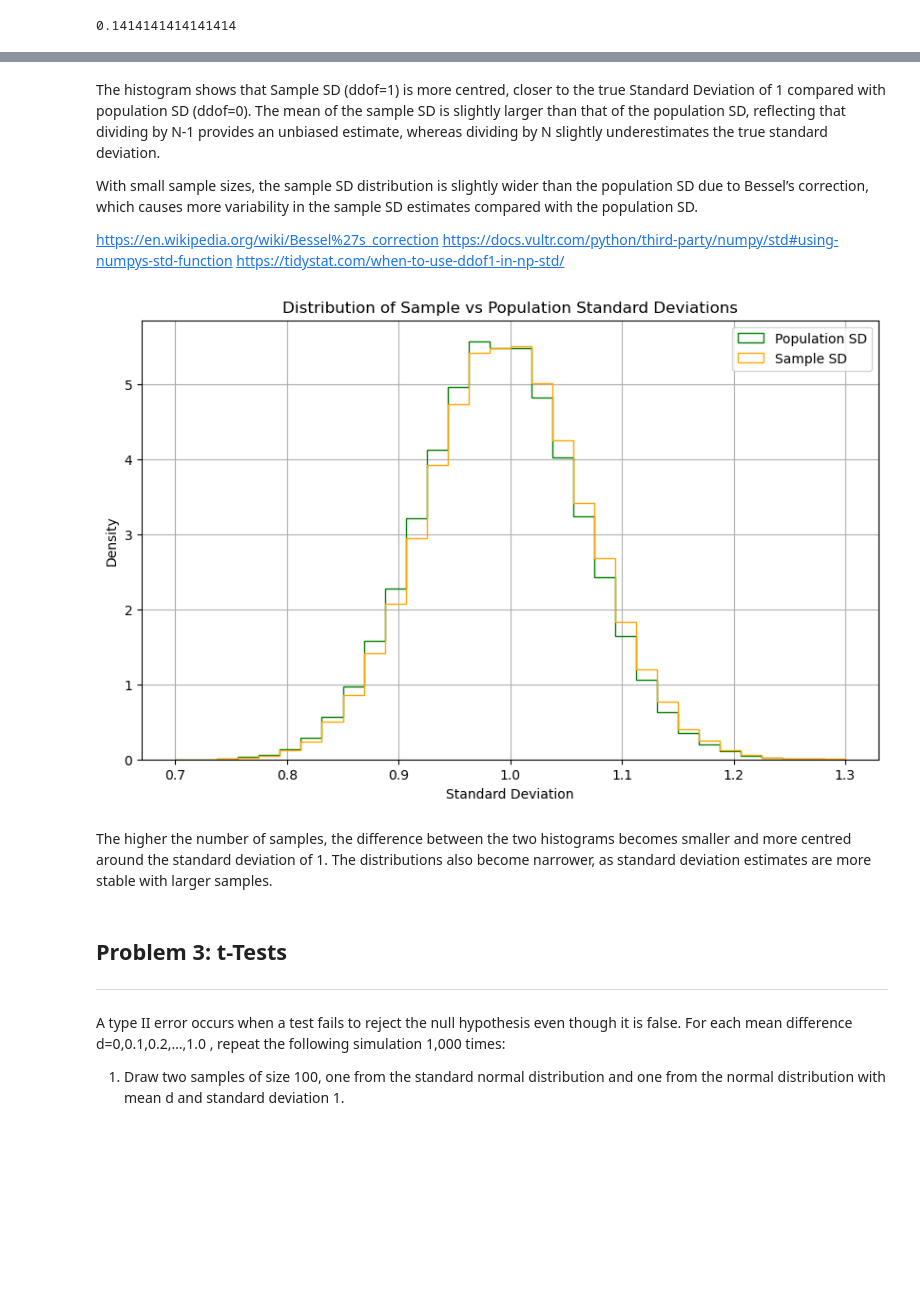
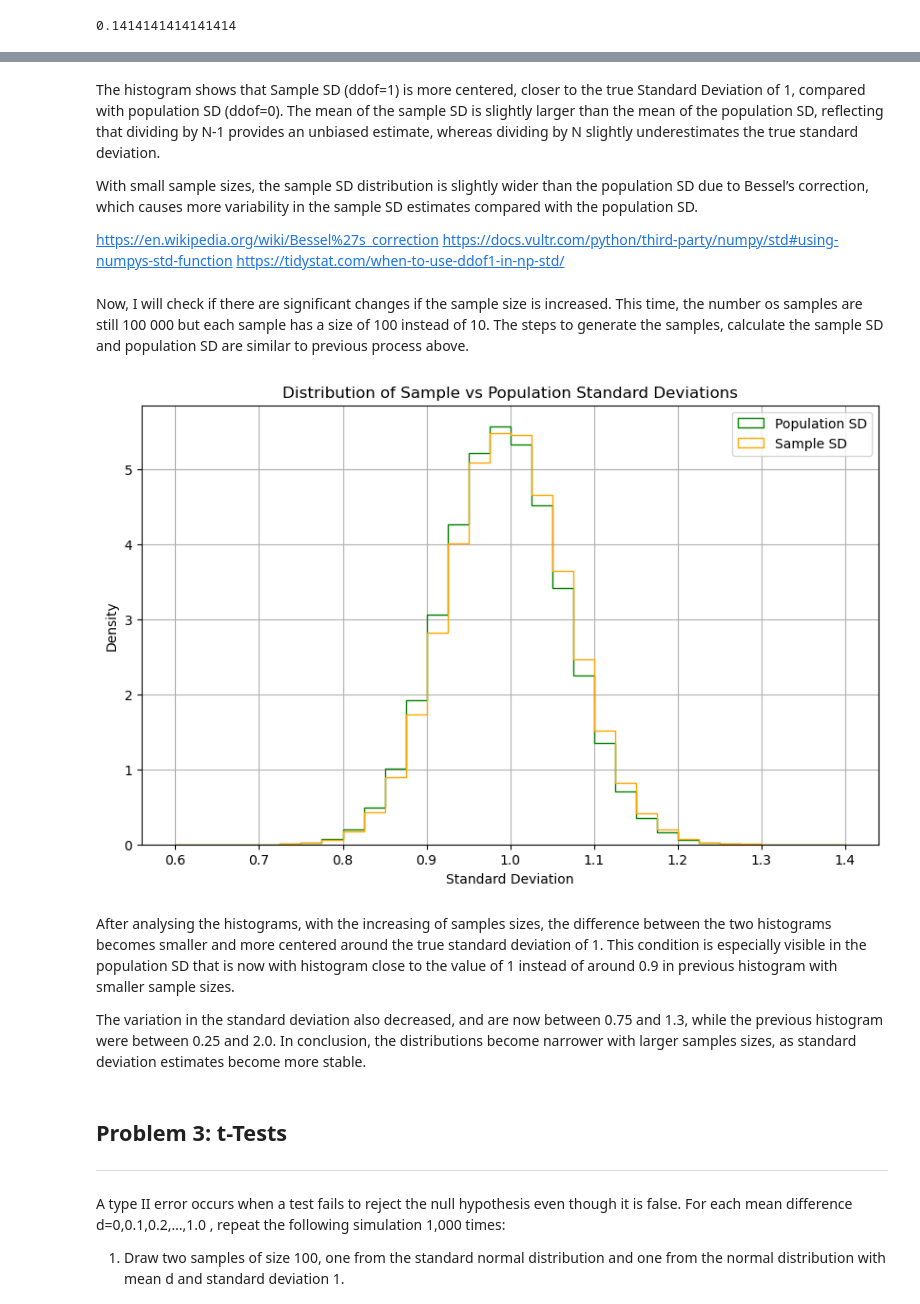
Before and after one commit to FatimaBOliveira/applied-statistics-assessment, a Jupyter notebook: problems.ipynb, the cells around one changed output, grey strips where cells are left out. Cells and saved outputs as stored; diff of their text form; code cells hidden in the pictures; blank space fills up the shorter version.

```diff
--- a/problems.ipynb
+++ b/problems.ipynb
@@ -329,11 +376,13 @@ plt.show()
 # %% [markdown]
-The histogram shows that Sample SD (ddof=1) is more centred, closer to the true Standard Deviation of 1 compared with population SD (ddof=0). The mean of the sample SD is slightly larger than that of the population SD, reflecting that dividing by N-1 provides an unbiased estimate, whereas dividing by N slightly underestimates the true standard deviation.
+The histogram shows that Sample SD (ddof=1) is more centered, closer to the true Standard Deviation of 1, compared with population SD (ddof=0). The mean of the sample SD is slightly larger than the mean of the population SD, reflecting that dividing by N-1 provides an unbiased estimate, whereas dividing by N slightly underestimates the true standard deviation.
 
 With small sample sizes, the sample SD distribution is slightly wider than the population SD due to Bessel’s correction, which causes more variability in the sample SD estimates compared with the population SD.
 
 https://en.wikipedia.org/wiki/Bessel%27s_correction
 https://docs.vultr.com/python/third-party/numpy/std#using-numpys-std-function
 https://tidystat.com/when-to-use-ddof1-in-np-std/
+# %% [markdown]
+Now, I will check if there are significant changes if the sample size is increased. This time, the number os samples are still 100 000 but each sample has a size of 100 instead of 10. The steps to generate the samples, calculate the sample SD and population SD are similar to previous process above.
 # %%
 # Generate samples from a standard normal distribution, 100 000 samples of size 100.
 samples_2 = np.random.normal(loc=0, scale=1, size=(100000, 100))
@@ -346,25 +395,27 @@ population_sd_2 = np.std(samples_2, axis=1, ddof=0)
 # %%
 # Create figure and axis.
 fig, ax = plt.subplots(figsize=(10, 6))
 
 # Plot histograms for population SD and sample SD.
-ax.hist(population_sd_2, histtype='step', bins=np.linspace(0.7, 1.3, 33), color='green', label='Population SD', density=True)
-ax.hist(sample_sd_2, histtype='step', bins=np.linspace(0.7, 1.3, 33), color='orange', label='Sample SD', density=True)
+ax.hist(population_sd_2, histtype='step', bins=np.linspace(0.6, 1.4, 33), color='green', label='Population SD', density=True)
+ax.hist(sample_sd_2, histtype='step', bins=np.linspace(0.6, 1.4, 33), color='orange', label='Sample SD', density=True)
 
 # Add labels and title.
 ax.set_xlabel('Standard Deviation')
 ax.set_ylabel('Density')
 ax.set_title('Distribution of Sample vs Population Standard Deviations')
 
 # Add legend.
 ax.legend()
 
 # Add grid.
 ax.grid(visible=True)
 
 # Show.
 plt.show()
 # %% [output]
-[figure, old version]
+[figure, new version]
 # %% [markdown]
-The higher the number of samples, the difference between the two histograms becomes smaller and more centred around the standard deviation of 1. The distributions also become narrower, as standard deviation estimates are more stable with larger samples.
+After analysing the histograms, with the increasing of samples sizes, the difference between the two histograms becomes smaller and more centered around the true standard deviation of 1. This condition is especially visible in the population SD that is now with histogram close to the value of 1 instead of around 0.9 in previous histogram with smaller sample sizes.
+
+The variation in the standard deviation also decreased, and are now between 0.75 and 1.3, while the previous histogram were between 0.25 and 2.0. In conclusion, the distributions become narrower with larger samples sizes, as standard deviation estimates become more stable.
```
Also changed, not shown: parts of 17 cells of this notebook.
